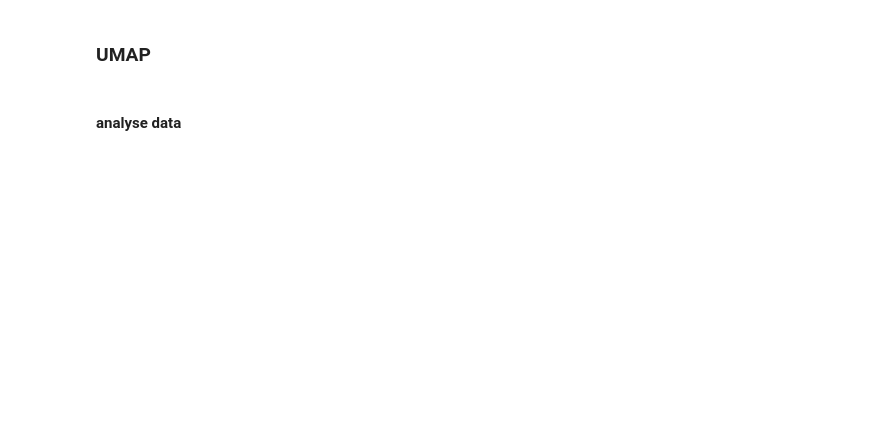
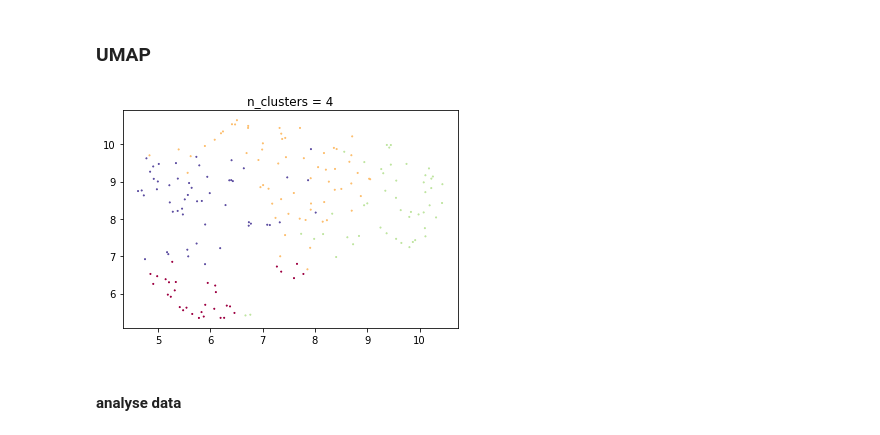
Before and after one commit to rengesf/flavorpred, a Jupyter notebook: clustering.ipynb, the cells around one changed output. Saved outputs shown, nothing was run; the diff lists cells and outputs as text; code cells hidden in the pictures; blank space fills up the shorter version.

```diff
--- a/clustering.ipynb
+++ b/clustering.ipynb
@@ -146,7 +163,9 @@ plt.title("n_clusters = 5")
 plot_umap(X_scaled, 5)
 # %%
 plt.title("n_clusters = 4")
-plot_umap(X_scaled, 4)
+plot_umap(panelist_data_df_scaled, 4)
+# %% [output]
+[figure, added]
 # %% [markdown]
 #### analyse data
 # %%
```
Also changed, not shown: parts of 35 cells of this notebook, 8 other files.
